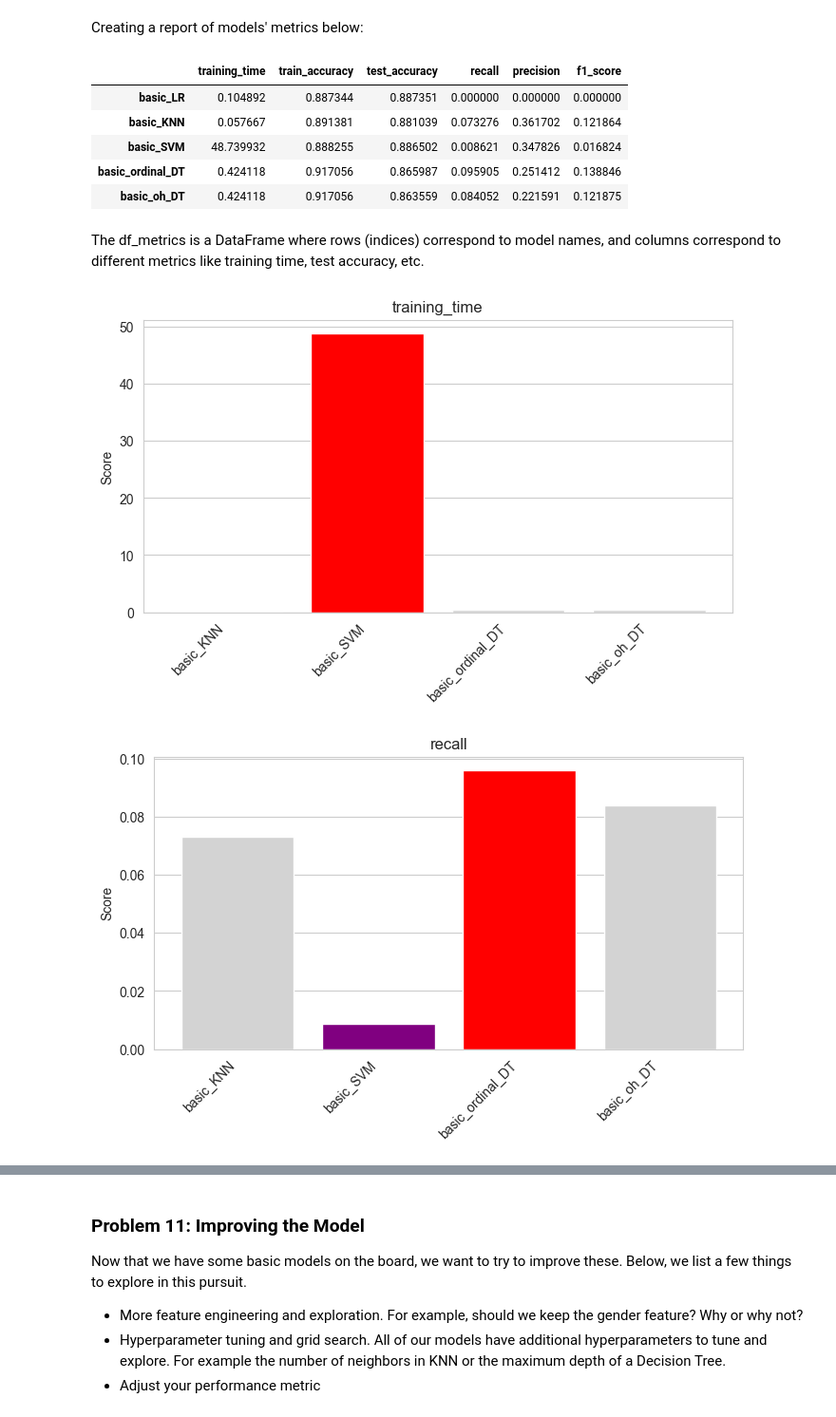
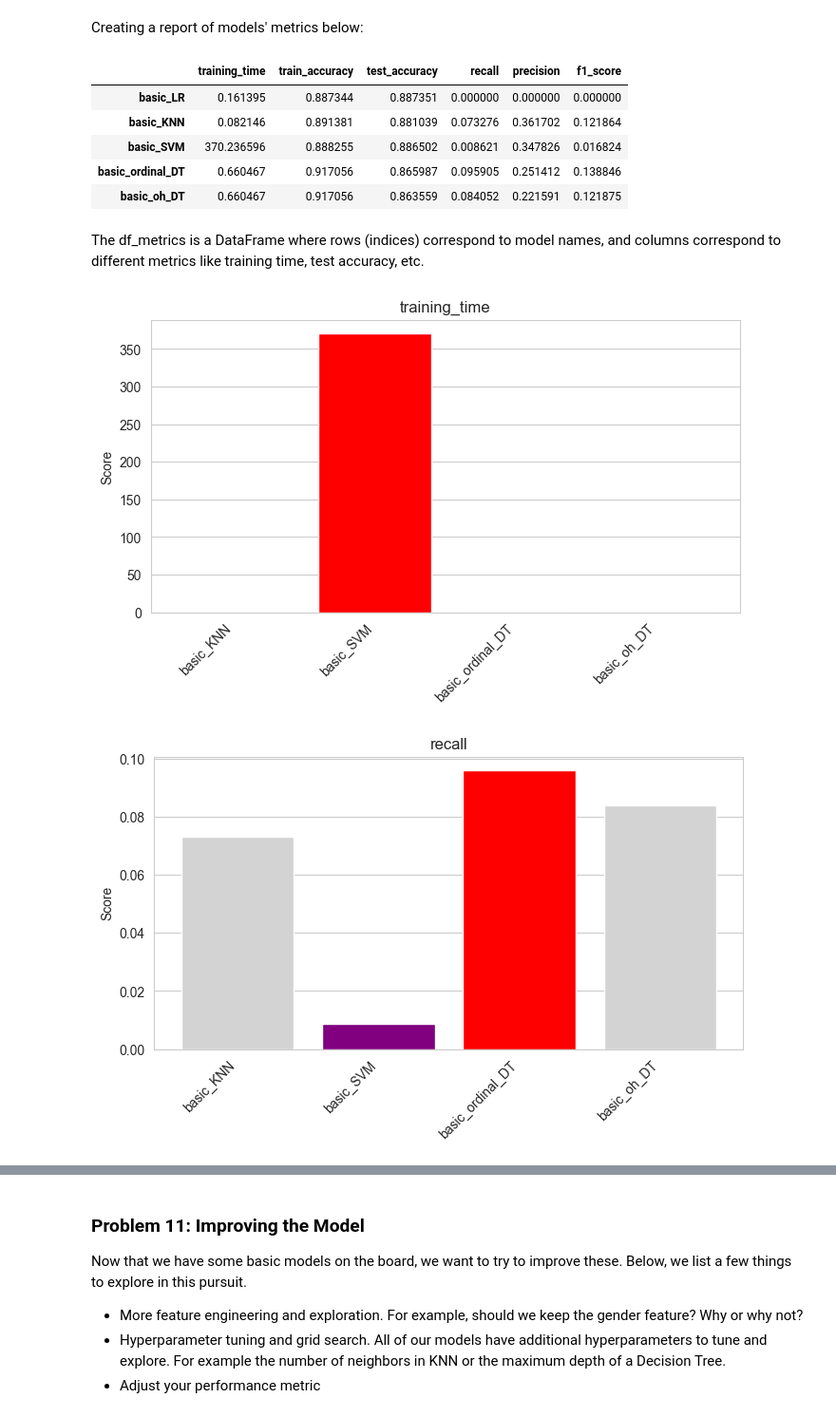
Before and after one commit to vtsou359/BankMarketing_ComparingClassifiers, a Jupyter notebook: bank_marketing.ipynb, the cells around one changed output, grey strips where cells are left out. Shown at 95% size. Saved outputs shown, nothing was run; the diff lists cells and outputs as text; code cells hidden in the pictures.

```diff
--- a/bank_marketing.ipynb
+++ b/bank_marketing.ipynb
@@ -694,7 +694,7 @@ Use Logistic Regression to build a basic model on your data.
 # %% [markdown]
 First I will create a function that will use simple models (default hyperparameter values of the classifiers) to construct some basic Pipelines.
 # %%
-def create_pipeline_simple_estimators(transformer, estimator_name):
+def create_pipeline(transformer, estimator_name):
     if estimator_name == 'LogisticRegression':
         estimator = LogisticRegression(random_state=42)
     elif estimator_name == 'KNeighborsClassifier':
@@ -702,7 +702,7 @@ def create_pipeline_simple_estimators(transformer, estimator_name):
     elif estimator_name == 'DecisionTreeClassifier':
         estimator = DecisionTreeClassifier(random_state=42)
     elif estimator_name == 'SVC':
-        estimator = SVC(random_state=42,coef0=1)
+        estimator = SVC(random_state=42,coef0=1, probability=True)
     else:
         raise ValueError(f"Invalid estimator_name: {estimator_name}")
 
@@ -725,40 +725,40 @@ For Logistic Regression, KNN classifier and Support Vectors Machine Classifier I
 # to calculate training time for the model: end_time - start_time
 ########################
 start_t_LR = time.time() #start_time
-basic_LR = create_pipeline_simple_estimators(transformer = 'onehot',
-                                             estimator_name = 'LogisticRegression'
-                                             ).fit(X_train,y_train)
+basic_LR = create_pipeline(transformer = 'onehot',
+                           estimator_name = 'LogisticRegression'
+                          ).fit(X_train,y_train)
 end_t_LR = time.time() #end_time
 
 ########################
 start_t_KNN = time.time() #start_time
-basic_KNN = create_pipeline_simple_estimators(transformer = 'onehot',
-                                             estimator_name = 'KNeighborsClassifier'
-                                             ).fit(X_train,y_train)
+basic_KNN = create_pipeline(transformer = 'onehot',
+                            estimator_name = 'KNeighborsClassifier'
+                            ).fit(X_train,y_train)
 end_t_KNN = time.time() #end_time
 
 
 ########################
 start_t_SVM = time.time() #start_time
-basic_SVM= create_pipeline_simple_estimators(transformer = 'onehot',
-                                              estimator_name = 'SVC'
-                                              ).fit(X_train,y_train)
+basic_SVM= create_pipeline(transformer = 'onehot',
+                           estimator_name = 'SVC'
+                          ).fit(X_train,y_train)
 end_t_SVM = time.time() #end_time
 
 
 ########################
 start_t_DT_ord = time.time() #start_time
-basic_ordinal_DT= create_pipeline_simple_estimators(transformer = 'ordinal',
-                                             estimator_name = 'DecisionTreeClassifier'
-                                             ).fit(X_train,y_train)
+basic_ordinal_DT= create_pipeline(transformer = 'ordinal',
+                                  estimator_name = 'DecisionTreeClassifier'
+                                 ).fit(X_train,y_train)
 end_t_DT_ord = time.time() #end_time
 
 
 ########################
 start_t_DT_ord = time.time() #start_time
-basic_oh_DT= create_pipeline_simple_estimators(transformer = 'onehot',
-                                                    estimator_name = 'DecisionTreeClassifier'
-                                                    ).fit(X_train,y_train)
+basic_oh_DT= create_pipeline(transformer = 'onehot',
+                             estimator_name = 'DecisionTreeClassifier'
+                            ).fit(X_train,y_train)
 end_t_DT_ord = time.time() #end_time
 # %% [markdown]
 ### Problem 9: Score the Model
@@ -822,41 +824,39 @@ df_metrics = pd.DataFrame.from_dict(metrics, orient='index')
 df_metrics
 # %% [output]
 |  | training_time | train_accuracy | test_accuracy | recall | precision | f1_score |
-| basic_LR | 0.104892 | 0.887344 | 0.887351 | 0.000000 | 0.000000 | 0.000000 |
-| basic_KNN | 0.057667 | 0.891381 | 0.881039 | 0.073276 | 0.361702 | 0.121864 |
-| basic_SVM | 48.739932 | 0.888255 | 0.886502 | 0.008621 | 0.347826 | 0.016824 |
-| basic_ordinal_DT | 0.424118 | 0.917056 | 0.865987 | 0.095905 | 0.251412 | 0.138846 |
-| basic_oh_DT | 0.424118 | 0.917056 | 0.863559 | 0.084052 | 0.221591 | 0.121875 |
+| basic_LR | 0.161395 | 0.887344 | 0.887351 | 0.000000 | 0.000000 | 0.000000 |
+| basic_KNN | 0.082146 | 0.891381 | 0.881039 | 0.073276 | 0.361702 | 0.121864 |
+| basic_SVM | 370.236596 | 0.888255 | 0.886502 | 0.008621 | 0.347826 | 0.016824 |
+| basic_ordinal_DT | 0.660467 | 0.917056 | 0.865987 | 0.095905 | 0.251412 | 0.138846 |
+| basic_oh_DT | 0.660467 | 0.917056 | 0.863559 | 0.084052 | 0.221591 | 0.121875 |
 # %% [markdown]
  The df_metrics is a DataFrame where rows (indices) correspond to model names, and columns correspond to different metrics like training time, test accuracy, etc.
 # %%
 # Dataframe without accuracy scores
 # Also I do not use the first row of the dataframe (Logistic Regression) as it has zero devision Precision, Recall and f1 score.
 df_metrics_no_LR = df_metrics[1:].drop(columns=['train_accuracy', 'test_accuracy'])
 
 for column in df_metrics_no_LR.columns:
     plt.figure(figsize=(8, 4))
 
     max_val = df_metrics_no_LR[column].max() #find the max value in column
     min_val = df_metrics_no_LR[column].min() #find the min value in column
 
     # Loop through each bar (model name)
     for i, model in enumerate(df_metrics_no_LR.index):
         # assign colors to max, min and other values
-        color = 'red' if df_metrics_no_LR[column][model] == max_val \
-            else 'purple' if df_metrics_no_LR[column][model] == min_val \
-            else 'lightgrey'
+        color = 'red' if df_metrics_no_LR[column][model] == max_val else 'purple' if df_metrics_no_LR[column][model] == min_val else 'lightgrey'
         # Plot a single bar
         plt.bar(model, df_metrics_no_LR[column][model], color=color)
 
     plt.title(column)
     plt.ylabel('Score')
     plt.xticks(rotation=45, ha='right')
     plt.grid(axis='x')
 
     plt.show()
 # %% [output]
-[figure, old version]
+[figure, new version]
 [figure]
 [figure]
 [figure]
```
Also changed, not shown: parts of 14 cells of this notebook.
